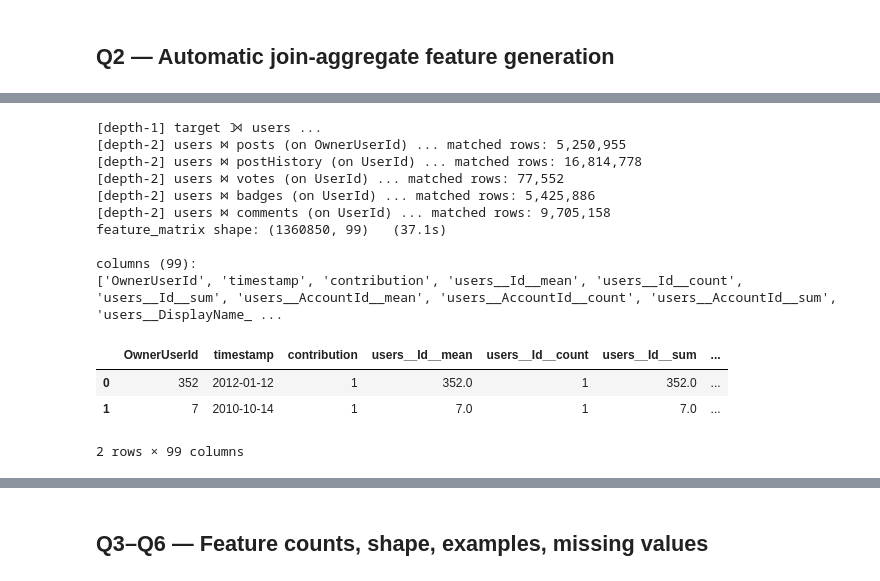
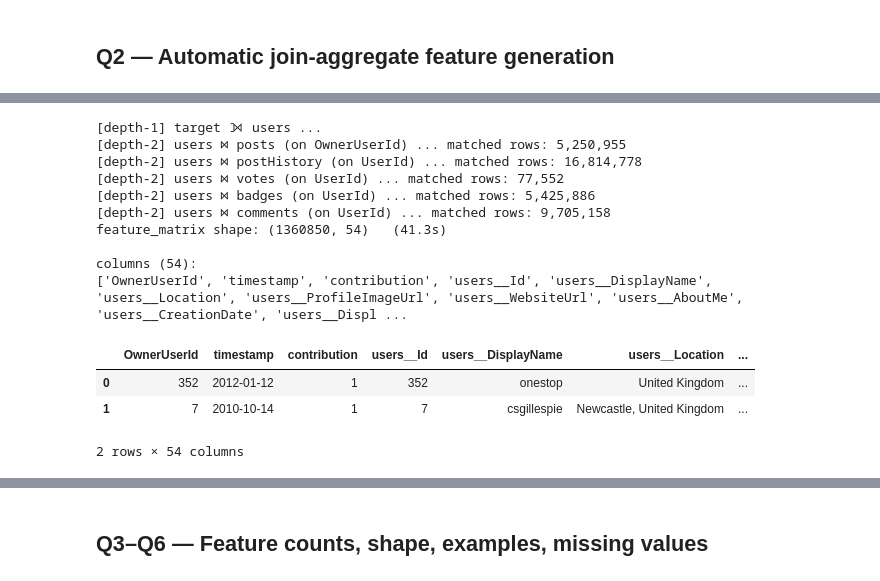
Before and after one commit to abodii2k1/structed_ML, a Jupyter notebook: hw1/hw1.ipynb, the cells around one changed output, grey strips where cells are left out. Cells and saved outputs as stored; diff of their text form; code cells hidden in the pictures.

```diff
--- a/hw1/hw1.ipynb
+++ b/hw1/hw1.ipynb
@@ -258,17 +281,30 @@ def _agg_dict(cols_info):
     return d
 
 def build_feature_matrix(target_df, db, max_depth=2, verbose=True):
-    assert max_depth == 2, "this implementation is specialized to depth=2"
+    """Build feature matrix with:
+       - depth-1: target ⟕ users; keep raw users columns (except AccountId) AND emit aggregations.
+       - depth-2: aggregate columns of each user-neighbor table (skip PK/FK per Piazza).
+       - temporal cutoff: each joined row must have creation_date <= target.timestamp.
+    """
+    assert max_depth == 2
     t0 = time.time()
     base_cols = [UID, "timestamp"] + (["contribution"] if "contribution" in target_df.columns else [])
     fm = target_df[base_cols].reset_index(drop=True).copy()
     fm["_tid"] = np.arange(len(fm), dtype=np.int64)
 
-    # ---------- depth-1: target ⟕ users ----------
+    # ---------- depth-1: target ⟕ users (KEEP raw columns + emit aggregations) ----------
     if verbose: print("[depth-1] target ⟕ users ...")
     users_df = db.table_dict["users"].df.copy()
     users_df["Id"] = users_df["Id"].astype("int64")
+    # drop AccountId per Piazza @10
+    users_df = users_df.drop(columns=["AccountId"])
     j = fm[["_tid", UID]].merge(users_df, left_on=UID, right_on="Id", how="left").set_index("_tid")
+
+    # Keep raw users columns (rename with users__ prefix)
+    raw_users = j.drop(columns=[UID]).copy()
+    raw_users.columns = [f"users__{c}" for c in raw_users.columns]
+
+    # Aggregations (per Piazza: skip Id PK and AccountId already dropped above)
     new_cols = {}
     for col, kind in aggregable_columns(db, "users"):
         if kind == "num":
@@ -282,7 +318,7 @@ def build_feature_matrix(target_df, db, max_depth=2, verbose=True):
             new_cols[f"users__{col}__max"]   = j[col]
     d1 = pd.DataFrame(new_cols)
 
-    # ---------- depth-2: target ⟕ users ⋈ X (for each user-neighbor X) ----------
+    # ---------- depth-2: target ⟕ users ⋈ X ----------
     depth2 = [
         ("posts",       "OwnerUserId"),
         ("postHistory", "UserId"),
@@ -295,7 +331,8 @@ def build_feature_matrix(target_df, db, max_depth=2, verbose=True):
         if verbose: print(f"[depth-2] users ⋈ {tname} (on {user_fk}) ...", end=" ")
         time_col = TIME_COL[tname]
         cols_info = aggregable_columns(db, tname)
-        src = db.table_dict[tname].df.copy()
+        keep = list(dict.fromkeys([user_fk, time_col] + [c for c, _ in cols_info]))
+        src = db.table_dict[tname].df[keep].copy()
         src = src.dropna(subset=[user_fk])
         src[user_fk] = src[user_fk].astype("int64")
 
@@ -306,40 +343,41 @@ def build_feature_matrix(target_df, db, max_depth=2, verbose=True):
             continue
 
         g = m.groupby("_tid").agg(_agg_dict(cols_info))
         g.columns = [f"{tname}__{c}__{a}" for c, a in g.columns]
         depth2_frames.append(g)
 
     # ---------- assemble ----------
     feature_matrix = (
         fm.set_index("_tid")
+          .join(raw_users)
           .join(d1)
           .join(depth2_frames, how="left")
     )
     count_cols = [c for c in feature_matrix.columns if c.endswith("__count")]
     feature_matrix[count_cols] = feature_matrix[count_cols].fillna(0).astype("int64")
     feature_matrix = feature_matrix.reset_index(drop=True)
     if verbose: print(f"feature_matrix shape: {feature_matrix.shape}   ({time.time()-t0:.1f}s)")
     return feature_matrix
 
 fm_train = build_feature_matrix(train_table.df, db, max_depth=2)
 print("\ncolumns ({}):".format(len(fm_train.columns)))
 print(list(fm_train.columns))
 fm_train.head(2)
 # %% [output]
 [depth-1] target ⟕ users ...
 [depth-2] users ⋈ posts (on OwnerUserId) ... matched rows: 5,250,955
 [depth-2] users ⋈ postHistory (on UserId) ... matched rows: 16,814,778
 [depth-2] users ⋈ votes (on UserId) ... matched rows: 77,552
 [depth-2] users ⋈ badges (on UserId) ... matched rows: 5,425,886
 [depth-2] users ⋈ comments (on UserId) ... matched rows: 9,705,158
-feature_matrix shape: (1360850, 99)   (37.1s)
+feature_matrix shape: (1360850, 54)   (41.3s)
 
-columns (99):
-['OwnerUserId', 'timestamp', 'contribution', 'users__Id__mean', 'users__Id__count', 'users__Id__sum', 'users__AccountId__mean', 'users__AccountId__count', 'users__AccountId__sum', 'users__DisplayName_ ...
+columns (54):
+['OwnerUserId', 'timestamp', 'contribution', 'users__Id', 'users__DisplayName', 'users__Location', 'users__ProfileImageUrl', 'users__WebsiteUrl', 'users__AboutMe', 'users__CreationDate', 'users__Displ ...
-|  | OwnerUserId | timestamp | contribution | users__Id__mean | users__Id__count | users__Id__sum | ... |
-| 0 | 352 | 2012-01-12 | 1 | 352.0 | 1 | 352.0 | ... |
-| 1 | 7 | 2010-10-14 | 1 | 7.0 | 1 | 7.0 | ... |
+|  | OwnerUserId | timestamp | contribution | users__Id | users__DisplayName | users__Location | ... |
+| 0 | 352 | 2012-01-12 | 1 | 352 | onestop | United Kingdom | ... |
+| 1 | 7 | 2010-10-14 | 1 | 7 | csgillespie | Newcastle, United Kingdom | ... |
-2 rows × 99 columns
+2 rows × 54 columns
 # %%
 # Build feature matrices for val/test too, and persist all three to disk.
 import os
```
Also changed, not shown: parts of 22 cells of this notebook, 7 other files.
